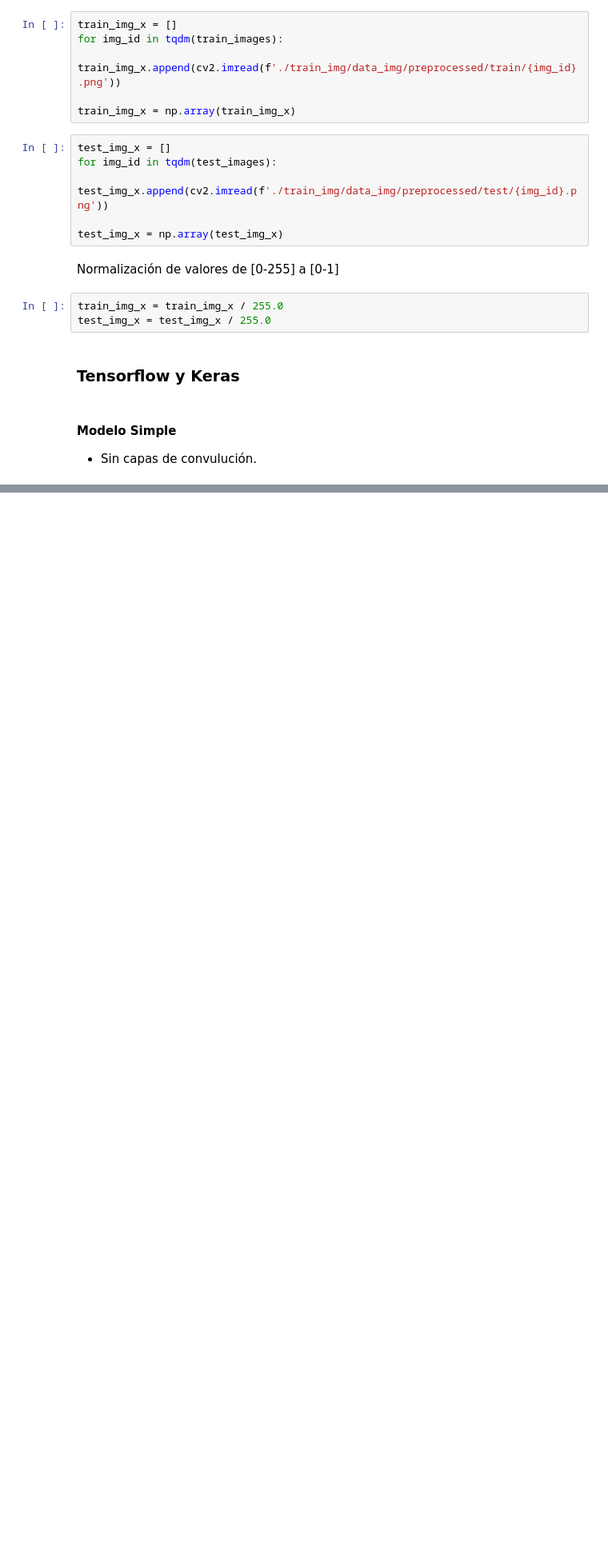
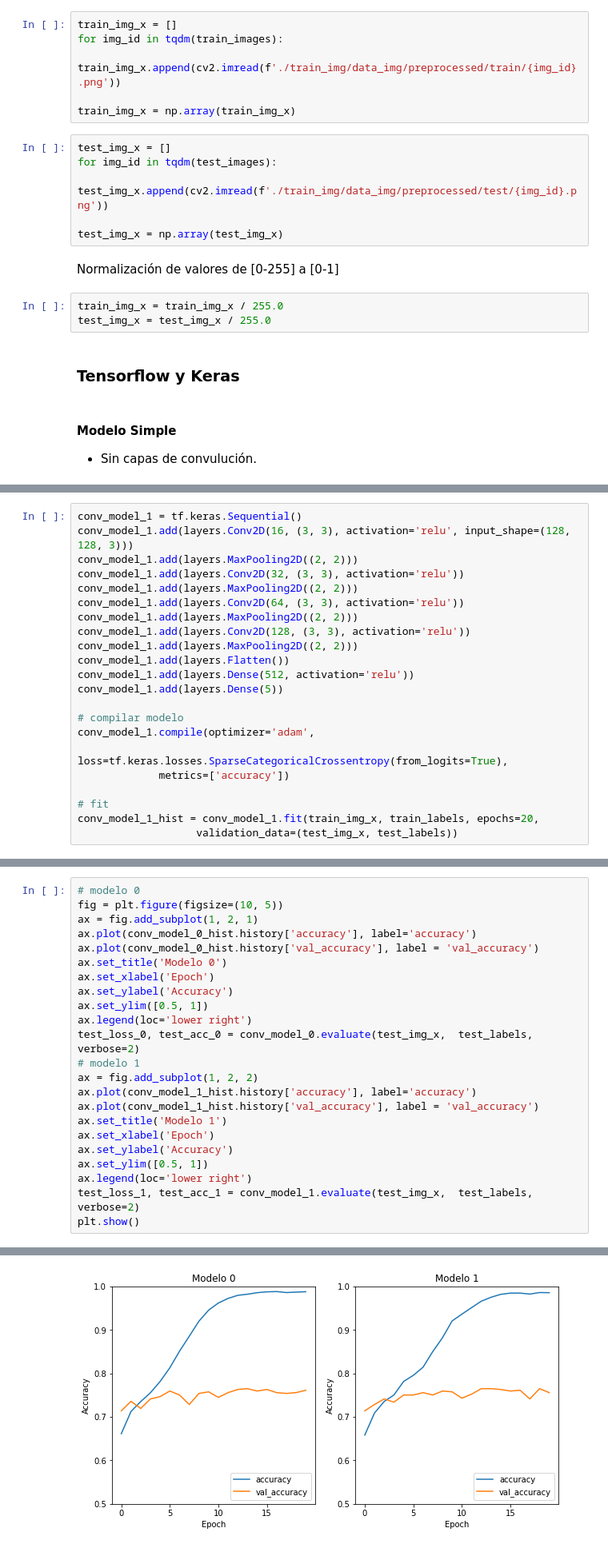
Before and after one commit to RodrigoZea/HDT3_DS, a Jupyter notebook: hdt3.ipynb, the cells around one changed output, grey strips where cells are left out. Shown at 80% size. Saved outputs shown, nothing was run; the diff lists cells and outputs as text; blank space fills up the shorter version.

```diff
--- a/hdt3.ipynb
+++ b/hdt3.ipynb
@@ -221,0 +333,22 @@ KeyboardInterrupt:
+# %%
+conv_model_1 = tf.keras.Sequential()
+conv_model_1.add(layers.Conv2D(16, (3, 3), activation='relu', input_shape=(128, 128, 3)))
+conv_model_1.add(layers.MaxPooling2D((2, 2)))
+conv_model_1.add(layers.Conv2D(32, (3, 3), activation='relu'))
+conv_model_1.add(layers.MaxPooling2D((2, 2)))
+conv_model_1.add(layers.Conv2D(64, (3, 3), activation='relu'))
+conv_model_1.add(layers.MaxPooling2D((2, 2)))
+conv_model_1.add(layers.Conv2D(128, (3, 3), activation='relu'))
+conv_model_1.add(layers.MaxPooling2D((2, 2)))
+conv_model_1.add(layers.Flatten())
+conv_model_1.add(layers.Dense(512, activation='relu'))
+conv_model_1.add(layers.Dense(5))
+
+# compilar modelo
+conv_model_1.compile(optimizer='adam',
+             loss=tf.keras.losses.SparseCategoricalCrossentropy(from_logits=True),
+             metrics=['accuracy'])
+
+# fit
+conv_model_1_hist = conv_model_1.fit(train_img_x, train_labels, epochs=20,
+                   validation_data=(test_img_x, test_labels))
@@ -221,0 +375,24 @@ KeyboardInterrupt:
+# %%
+# modelo 0
+fig = plt.figure(figsize=(10, 5))
+ax = fig.add_subplot(1, 2, 1)
+ax.plot(conv_model_0_hist.history['accuracy'], label='accuracy')
+ax.plot(conv_model_0_hist.history['val_accuracy'], label = 'val_accuracy')
+ax.set_title('Modelo 0')
+ax.set_xlabel('Epoch')
+ax.set_ylabel('Accuracy')
+ax.set_ylim([0.5, 1])
+ax.legend(loc='lower right')
+test_loss_0, test_acc_0 = conv_model_0.evaluate(test_img_x,  test_labels, verbose=2)
+# modelo 1
+ax = fig.add_subplot(1, 2, 2)
+ax.plot(conv_model_1_hist.history['accuracy'], label='accuracy')
+ax.plot(conv_model_1_hist.history['val_accuracy'], label = 'val_accuracy')
+ax.set_title('Modelo 1')
+ax.set_xlabel('Epoch')
+ax.set_ylabel('Accuracy')
+ax.set_ylim([0.5, 1])
+ax.legend(loc='lower right')
+test_loss_1, test_acc_1 = conv_model_1.evaluate(test_img_x,  test_labels, verbose=2)
+plt.show()
+# %% [output]
@@ -221,0 +401 @@ KeyboardInterrupt:
+[figure, added]
```
Also changed, not shown: parts of 8 cells of this notebook.
